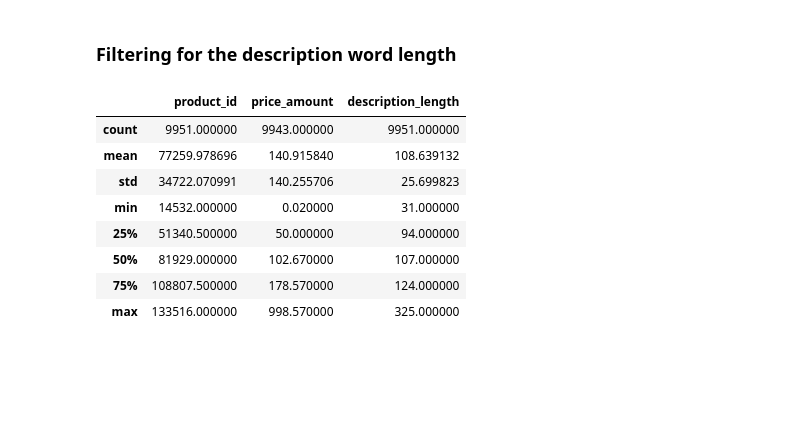
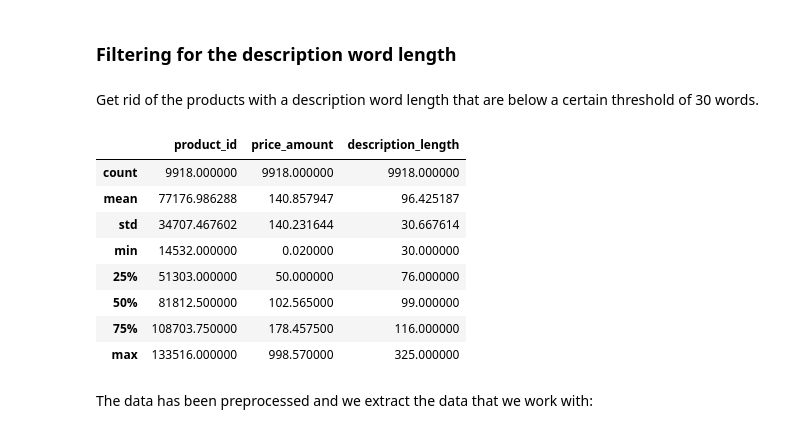
Before and after one commit to KarolineKlan/ComSocSci2024-FinalProject, a Jupyter notebook: explainer_notebook.ipynb, the cells around one changed output. Drawn from its saved outputs; the diff is of its cells as text; code cells hidden in the pictures; blank space fills up the shorter version.

```diff
--- a/explainer_notebook.ipynb
+++ b/explainer_notebook.ipynb
@@ -113,16 +102,0 @@ There are 0 missing descriptions in the dataset
-# %%
-phrase_to_remove = "Om SallingSalling er navnet på over 6000 af vores egne varer. Varer, der er udviklet, designet og opkaldt efter vores grundlægger Herman Salling. Salling-serien er hverdagsvarer af god kvalitet til gode priser. I serien finder du alt fra dåsetomater, pålæg og toiletpapir – til dyremad og boligtilbehør. Det er attraktive og ordentlige varer, med en kvalitet, der hverken koster for lidt eller for meget. Salling finder du kun på hylderne i Salling Groups tilhørende supermarkeder."
-phrase_to_remove2 = "Om SlagterenSlagteren har et stort og bredt udvalg af godt kød til en god pris – både hverdags- og weekendkød. I sortimentet findes mange nemme convenience-løsninger og udskæringer inden for okse og gris."
-phrase_to_remove3 = 'Om Salling ØKOSalling ØKO er en serie bestående af økologiske dagligvarer. Her findes dagligvarer inden for frugt og grønt, frostvarer, ferskvarer, kolonialvarer samt varer fra mejeri og køl, husholdning og personlig pleje. Kort sagt så gør Salling ØKO det nemmere at få mere økologisk kvalitet ind i hverdagen."'
-phrase_to_remove4 = 'Om Salling ØKOSalling ØKO er en serie bestående af økologiske dagligvarer. Her findes dagligvarer inden for frugt og grønt, frostvarer, ferskvarer, kolonialvarer samt varer fra mejeri og køl, husholdning og personlig pleje. Kort sagt så gør Salling ØKO det nemmere at få mere økologisk kvalitet ind i hverdagen.'
-phrase_to_remove5 = '  Om Salling NU Salling NU er vores convenience varer, der kan give en hjælpende hånd i en travl hverdag. Det er en serie bestående af færdigretter, salater og færdige elementer til for eksempel salater. Med Salling NU er der fokus på kvalitet og tilgængelighed med produkter, der enten skal varmes eller spises, som de er. Det er moderne varer til moderne kunder."'
-phrase_to_remove6 = 'Om Salling NU Salling NU er vores convenience varer, der kan give en hjælpende hånd i en travl hverdag. Det er en serie bestående af færdigretter, salater og færdige elementer til for eksempel salater. Med Salling NU er der fokus på kvalitet og tilgængelighed med produkter, der enten skal varmes eller spises, som de er. Det er moderne varer til moderne kunder."'
-phrase_to_remove7 = 'Om Salling NU Salling NU er vores convenience varer, der kan give en hjælpende hånd i en travl hverdag. Det er en serie bestående af færdigretter, salater og færdige elementer til for eksempel salater. Med Salling NU er der fokus på kvalitet og tilgængelighed med produkter, der enten skal varmes eller spises, som de er. Det er moderne varer til moderne kunder.'
-
-df_text['descriptions'] = df_text['descriptions'].str.replace(phrase_to_remove, '')
-df_text['descriptions'] = df_text['descriptions'].str.replace(phrase_to_remove2, '')
-df_text['descriptions'] = df_text['descriptions'].str.replace(phrase_to_remove3, '')
-df_text['descriptions'] = df_text['descriptions'].str.replace(phrase_to_remove4, '')
-df_text['descriptions'] = df_text['descriptions'].str.replace(phrase_to_remove5, '')
-df_text['descriptions'] = df_text['descriptions'].str.replace(phrase_to_remove6, '')
-df_text['descriptions'] = df_text['descriptions'].str.replace(phrase_to_remove7, '')
@@ -129 +105,5 @@ df_text['descriptions'] = df_text['descriptions'].str.replace(phrase_to_remove7,
+# %%
+df_text['descriptions'] = df_text['descriptions'].str.lower().str.split('om salling').str[0].str.strip()
+df_text['descriptions'] = df_text['descriptions'].str.lower().str.split('om slagteren').str[0].str.strip()
+df_text['description_length'] = df_text['descriptions'].str.split().str.len()
 # %% [markdown]
@@ -155,17 +142,23 @@ https://gist.github.com/mwaskom/de44147ed2974457ad6372750bbe5751
 # %% [markdown]
 ### Filtering for the description word length
+# %% [markdown]
+Get rid of the products with a description word length that are below a certain threshold of 30 words.
 # %%
-df_clean = df_clean.loc[df_clean['description_length'] >= 30]
-df_clean = df_clean.loc[df_clean['category'] != 'kiosk']
+word_length_threshold = 30
+
+df_clean = df_clean.loc[df_clean['description_length'] >= word_length_threshold]    # Get rid of the descriptions that are less than 30 words
+df_clean = df_clean.loc[df_clean['category'] != 'kiosk']        # Get rid of the kiosk category as we only work with foods
 df_clean.describe()
 # %% [output]
 |  | product_id | price_amount | description_length |
-| count | 9951.000000 | 9943.000000 | 9951.000000 |
-| mean | 77259.978696 | 140.915840 | 108.639132 |
-| std | 34722.070991 | 140.255706 | 25.699823 |
-| min | 14532.000000 | 0.020000 | 31.000000 |
-| 25% | 51340.500000 | 50.000000 | 94.000000 |
-| 50% | 81929.000000 | 102.670000 | 107.000000 |
-| 75% | 108807.500000 | 178.570000 | 124.000000 |
+| count | 9918.000000 | 9918.000000 | 9918.000000 |
+| mean | 77176.986288 | 140.857947 | 96.425187 |
+| std | 34707.467602 | 140.231644 | 30.667614 |
+| min | 14532.000000 | 0.020000 | 30.000000 |
+| 25% | 51303.000000 | 50.000000 | 76.000000 |
+| 50% | 81812.500000 | 102.565000 | 99.000000 |
+| 75% | 108703.750000 | 178.457500 | 116.000000 |
 | max | 133516.000000 | 998.570000 | 325.000000 |
+# %% [markdown]
+The data has been preprocessed and we extract the data that we work with:
 # %%
```
Also changed, not shown: parts of 16 cells of this notebook, 6 other files.
